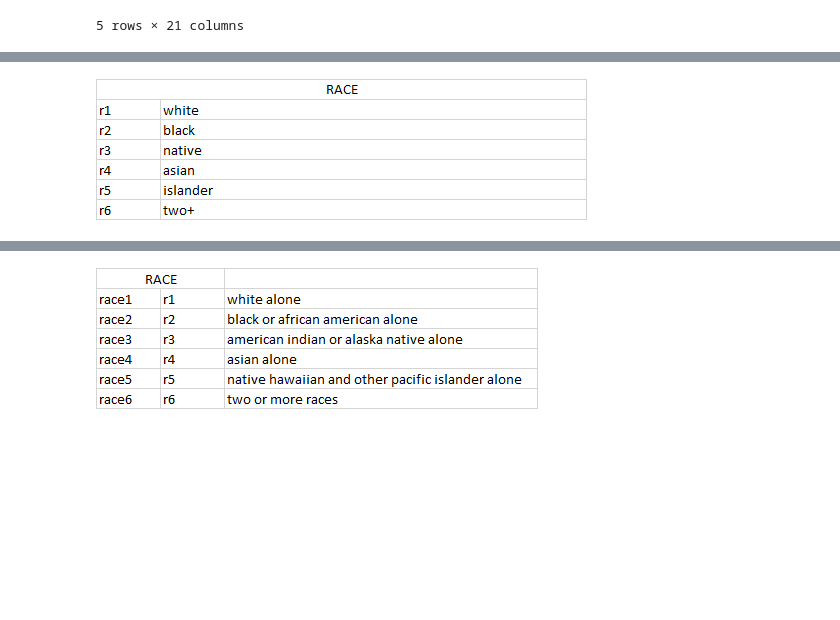
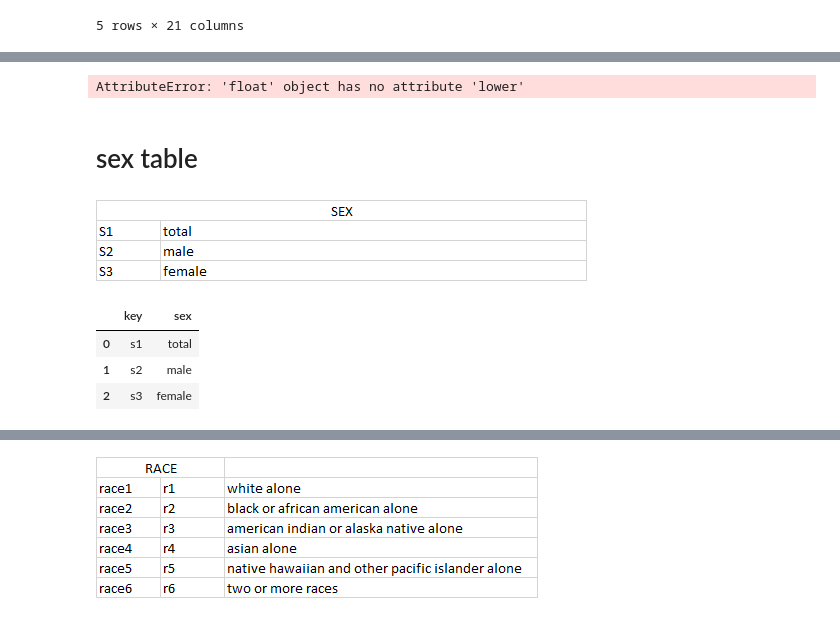
Before and after one commit to isabelle-sanford/senate-analysis, a Jupyter notebook: Resources/kosal/DataCleanUP.ipynb, the cells around one changed output, grey strips where cells are left out. Cells and saved outputs as stored; diff of their text form; code cells hidden in the pictures; blank space fills up the shorter version.

```diff
--- a/Resources/kosal/DataCleanUP.ipynb
+++ b/Resources/kosal/DataCleanUP.ipynb
@@ -49,2 +71,17 @@ population_df.head()
+# %%
+for a in range(len(state_df)):
+    population_df.loc[population_df.name.str.lower() == state_df.state[a].lower(),"state"] = state_df.st[a].lower()
+# %% [output]
+AttributeError: 'float' object has no attribute 'lower'
+# %% [markdown]
+# sex table
 # %% [markdown]
-![image.png](attachment:image.png-old)
+![image.png](attachment:image.png-new)
+# %%
+sex_df = pd.DataFrame({'key' :['s1','s2','s3'], 'sex':['total','male','female']})
+sex_df.head()
+# %% [output]
+|  | key | sex |
+| 0 | s1 | total |
+| 1 | s2 | male |
+| 2 | s3 | female |
```
Also changed, not shown: parts of 17 cells of this notebook, 4 other files.
